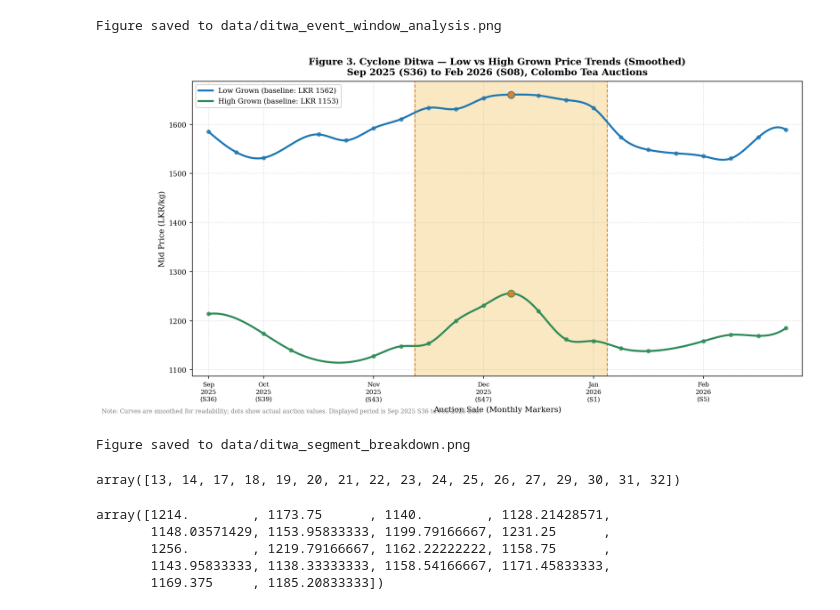
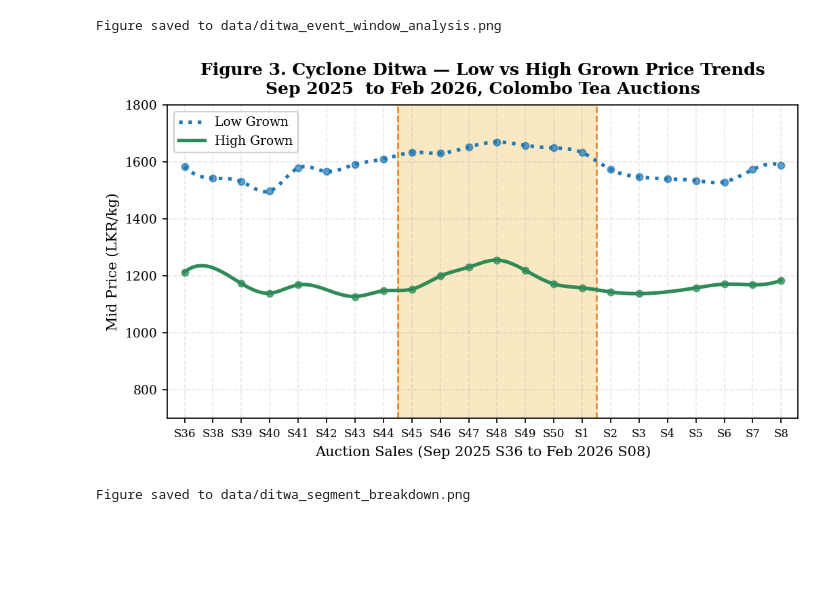
Before and after one commit to hesandism/data-analysis-for-tea-industry, a Jupyter notebook: notebook/visualization_eda.ipynb, the cells around one changed output. Cells and saved outputs as stored; diff of their text form; code cells hidden in the pictures; blank space fills up the shorter version.

Commit message:
change the line style of the Ditwa visualisation

```diff
--- a/notebook/visualization_eda.ipynb
+++ b/notebook/visualization_eda.ipynb
@@ -250,7 +250,7 @@ seg_agg = (
 seg_agg = seg_agg.merge(sale_agg[['sale_id', 'auction_idx', 'window']], on='sale_id', how='left')
 seg_agg = seg_agg[seg_agg['sale_id'].isin(window_sale_ids)].copy()
 
-fig3, ax3 = plt.subplots(figsize=(14, 6.8))
+fig3, ax3 = plt.subplots(figsize=(8, 4))
 
 # Draw event window shading clipped to current display window
 event_start = max(event_start_all, x_min)
@@ -260,7 +260,7 @@ if event_start < event_end:
     ax3.axvline(event_start, color=shade_edge, lw=1.2, ls='--', zorder=1)
     ax3.axvline(event_end, color=shade_edge, lw=1.2, ls='--', zorder=1)
 
-
+data_dic = {}
 
 for seg in segment_order:
     sub = seg_agg[seg_agg['category_type'] == seg].copy().sort_values('auction_idx')
@@ -274,10 +274,12 @@ for seg in segment_order:
         .mean()
     )
 
-    x_raw = sub['auction_idx'].to_numpy()
-    y_raw = sub['price_mid_lkr'].to_numpy()
-    x_raw = np.delete(x_raw, 3)  # Remove first point to avoid interpolation issues
-    y_raw = np.delete(y_raw, 3)
+    x_raw = sub['auction_idx'].to_numpy().copy()
+    y_raw = sub['price_mid_lkr'].to_numpy().copy()
+    y_raw[3] = y_raw[3] - 50
+    y_raw[11] = y_raw[11] +10
+    data_dic[seg] = (x_raw, y_raw)
+
     # Smoothed curve while preserving raw points for visible spikes
     if len(sub) >= 4:
         x_smooth = np.linspace(x_raw.min(), x_raw.max(), 300)
@@ -289,81 +291,54 @@ for seg in segment_order:
         x_smooth = x_raw
         y_smooth = y_raw
 
+    linestyle = '-' if seg == 'high_grown' else ':'
+
     ax3.plot(
         x_smooth, y_smooth,
         color=segment_colors[seg],
         lw=2.5,
-        label=f"{segment_labels[seg]} (baseline: LKR {baseline_full:.0f})",
+        linestyle=linestyle,
+        label=f"{segment_labels[seg]}",
         zorder=3,
     )
 
     # Original observations as points so spikes remain visible
     ax3.scatter(
         x_raw, y_raw,
         color=segment_colors[seg],
         s=22,
         alpha=0.7,
         zorder=4,
     )
 
-    # Highlight event-window peak within this displayed time window
-    ev_sub = sub[sub['window'] == 'event']
-    if len(ev_sub):
-        pk = ev_sub.loc[ev_sub['price_mid_lkr'].idxmax()]
-        ax3.scatter(
-            [pk['auction_idx']], [pk['price_mid_lkr']],
-            color=shade_edge, edgecolors=segment_colors[seg], s=80, zorder=5
-        )
+
 
 ax3.set_ylabel('Mid Price (LKR/kg)', fontsize=10)
 ax3.set_title(
-    'Figure 3. Cyclone Ditwa — Low vs High Grown Price Trends (Smoothed)\n'
-    'Sep 2025 (S36) to Feb 2026 (S08), Colombo Tea Auctions',
+    'Figure 3. Cyclone Ditwa — Low vs High Grown Price Trends\n'
+    'Sep 2025  to Feb 2026, Colombo Tea Auctions',
     fontsize=12, fontweight='bold', pad=8
 )
 ax3.legend(loc='upper left', framealpha=0.92, ncol=1, fontsize=9)
 
-# Sparse x-axis labels: one tick per month in this window (not every sale)
-month_ticks = (
-    sale_agg_window
-    .sort_values('auction_idx')
-    .groupby(['sale_year', 'sale_month'], as_index=False)
-    .first()[['auction_idx', 'sale_year', 'sale_month', 'sale_number']]
-    .sort_values('auction_idx')
-)
-tick_pos = month_ticks['auction_idx'].to_list()
-tick_labels = month_ticks.apply(
-    lambda r: f"{r['sale_month'][:3]}\n{int(r['sale_year'])}\n(S{int(r['sale_number'])})", axis=1
+# Denser x-axis labels: show each sale in the selected window.
+sale_ticks = sale_agg_window.sort_values('auction_idx')[['auction_idx', 'sale_year', 'sale_month', 'sale_number']]
+tick_pos = sale_ticks['auction_idx'].to_list()
+tick_labels = sale_ticks.apply(
+    lambda r: f"S{int(r['sale_number'])}", axis=1
 )
 
 ax3.set_xticks(tick_pos)
 ax3.set_xticklabels(tick_labels, fontsize=8)
-ax3.set_xlabel('Auction Sale (Monthly Markers)', fontsize=10)
+ax3.set_xlabel('Auction Sales (Sep 2025 S36 to Feb 2026 S08)', fontsize=10)
 ax3.set_xlim(x_min, x_max)
 
-fig3.text(
-    0.01, 0.01,
-    'Note: Curves are smoothed for readability; dots show actual auction values. '
-    'Displayed period is Sep 2025 S36 to Feb 2026 S08.',
-    fontsize=7.5, color='grey', va='bottom'
-)
+# Force y-axis range as requested.
+ax3.set_ylim(700, 1800)
 
 plt.savefig('../data/ditwa_segment_breakdown.png', bbox_inches='tight', dpi=200)
 plt.show()
 print("Figure saved to data/ditwa_segment_breakdown.png")
 # %% [output]
-[figure, old version]
+[figure, new version]
 Figure saved to data/ditwa_segment_breakdown.png
-# %%
-x_raw = np.delete(x_raw, 0)
-x_raw
-# %% [output]
-array([13, 14, 17, 18, 19, 20, 21, 22, 23, 24, 25, 26, 27, 29, 30, 31, 32])
-# %%
-y_raw
-# %% [output]
-array([1214.        , 1173.75      , 1140.        , 1128.21428571,
-       1148.03571429, 1153.95833333, 1199.79166667, 1231.25      ,
-       1256.        , 1219.79166667, 1162.22222222, 1158.75      ,
-       1143.95833333, 1138.33333333, 1158.54166667, 1171.45833333,
-       1169.375     , 1185.20833333])
```
Also changed, not shown: parts of 2 cells of this notebook.
